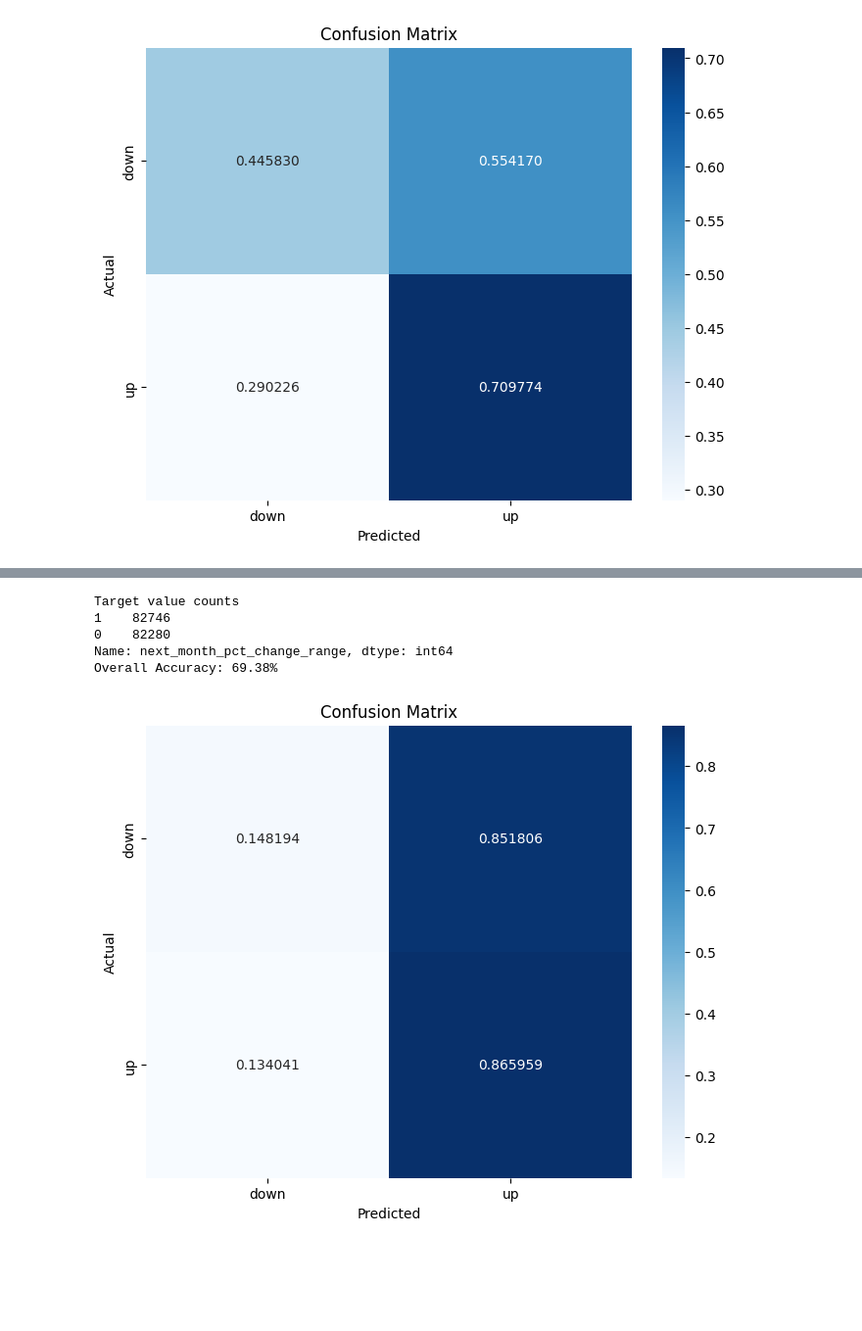
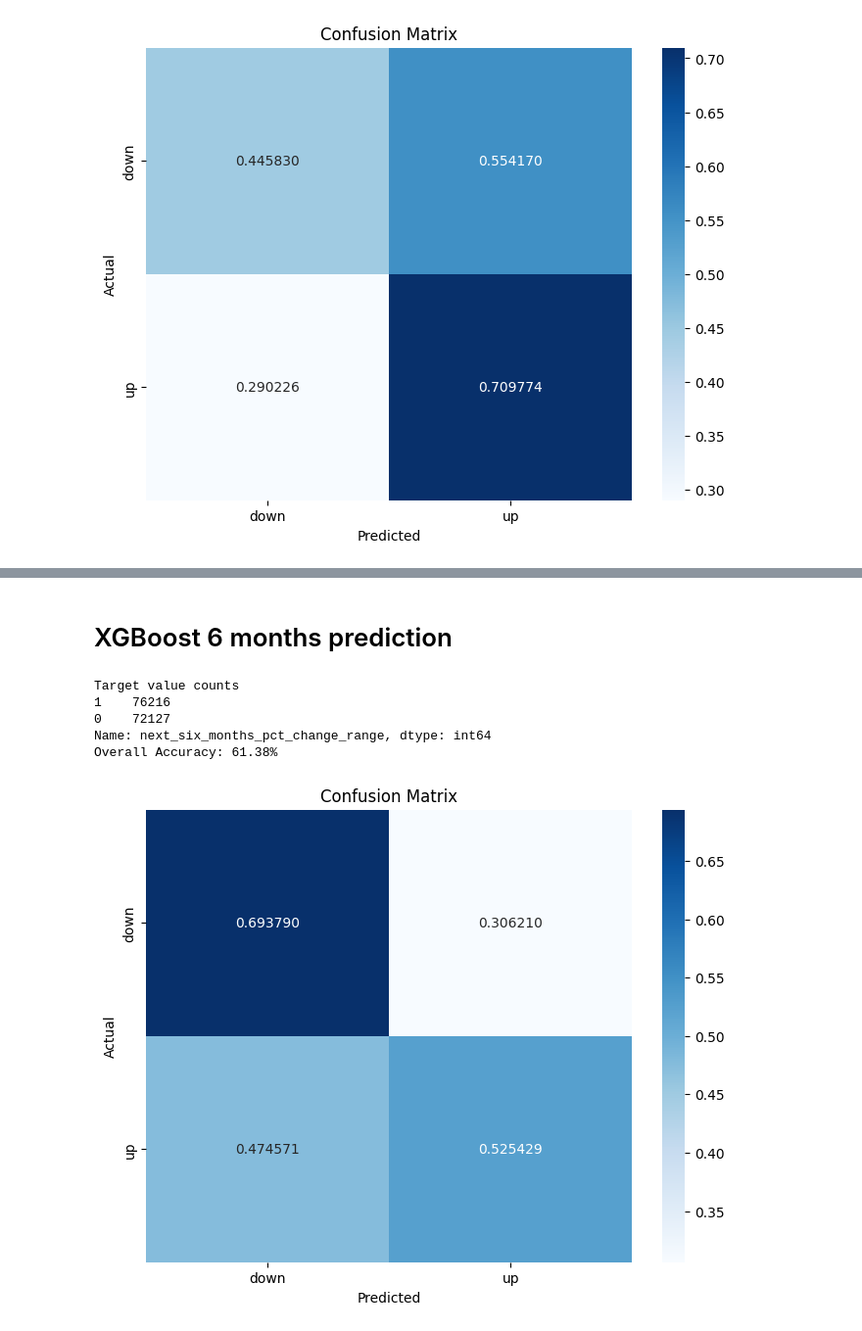
Before and after one commit to OrestisStefanou/InvestorAPI, a Jupyter notebook: analytics/machine_learning/price_prediction_with_fundamentals/notebooks/modelling_v6.ipynb, the cells around one changed output, grey strips where cells are left out. Shown at 98% size. Drawn from its saved outputs; the diff is of its cells as text; code cells hidden in the pictures; blank space fills up the shorter version.

Commit message:
Add high probabilities predictions performance

```diff
--- a/analytics/machine_learning/price_prediction_with_fundamentals/notebooks/modelling_v6.ipynb
+++ b/analytics/machine_learning/price_prediction_with_fundamentals/notebooks/modelling_v6.ipynb
@@ -103,3 +132,5 @@ Overall Accuracy: 53.85%
+# %% [markdown]
+# XGBoost 6 months prediction
 # %%
 
 import datetime as dt
@@ -118,12 +149,12 @@ from sklearn.compose import make_column_transformer
 from analytics.machine_learning.price_prediction_with_fundamentals import utils
 import pandas as pd
 
-db_conn = sqlite3.connect('/home/orestis/code/Orestis/InvestorAPI/app/database/ibd.db')
+db_conn = sqlite3.connect('/Users/orestis/MyProjects/InvestorAPI/app/database/ibd.db')
 
 query = '''
     SELECT *
     FROM price_prediction_dataset_v2
-    WHERE DATE(Date) <= date('now', '-1 months')
+    WHERE DATE(Date) <= date('now', '-6 months')
     ORDER BY DATE(Date)
 '''
 
@@ -135,24 +166,24 @@ bins = [-float('inf'), 0, float('inf')]
 labels = ['down', 'up']
 label_mapping = {0: 'down', 1: 'up'}
 
-dataset['next_month_pct_change_range'] = pd.cut(
-    dataset['price_pct_change_next_month'],
+dataset['next_six_months_pct_change_range'] = pd.cut(
+    dataset['price_pct_change_next_six_months'],
     bins=bins,
     labels=[0, 1],
     right=False
 )
 
 print("Target value counts")
-print(dataset['next_month_pct_change_range'].value_counts())
+print(dataset['next_six_months_pct_change_range'].value_counts())
 
 train_set, test_set = utils.split_data_to_train_and_test(
     df=dataset,
-    cutoff_date=dt.datetime(2023,11,1),
+    cutoff_date=dt.datetime(2023,5,1),
     cutoff_date_column_name='Date'
 )
 
-cols_to_drop = ['symbol', 'Date', 'price_pct_change_next_six_months', 'price_pct_change_next_three_months', 'price_pct_change_next_month', 'next_month_pct_change_range']
-target_col = 'next_month_pct_change_range'
+cols_to_drop = ['symbol', 'Date', 'price_pct_change_next_six_months', 'price_pct_change_next_three_months', 'price_pct_change_next_month', 'next_six_months_pct_change_range']
+target_col = 'next_six_months_pct_change_range'
 
 y_train = train_set[target_col]
 X_train = train_set.drop(cols_to_drop, axis=1)
@@ -163,38 +194,38 @@ X_test = test_set.drop(cols_to_drop, axis=1)
 # categorical_columns = ['sector', 'last_three_months_pct_change_range']
 column_transformer = make_column_transformer(
     (
         OneHotEncoder(), ['sector']
     ),
     remainder='passthrough'
 )
 
 xgb_classifier = make_pipeline(
     column_transformer,
     xgb.XGBClassifier()
 )
 
 xgb_classifier.fit(X_train, y_train)
 y_pred_xgb_classifier = xgb_classifier.predict(X_test)
 
 accuracy = accuracy_score(y_test, y_pred_xgb_classifier)
 print(f"Overall Accuracy: {accuracy:.2%}")
 
-y_test = [label_mapping[y] for y in y_test]
-y_pred = [label_mapping[y] for y in y_pred_xgb_classifier]
+y_test_labels = [label_mapping[y] for y in y_test]
+y_pred_labels = [label_mapping[y] for y in y_pred_xgb_classifier]
 # Plot the confusion matrix
-conf_matrix = confusion_matrix(y_test, y_pred, labels=labels, normalize='true')
+conf_matrix = confusion_matrix(y_test_labels, y_pred_labels, labels=labels, normalize='true')
 
 # Plot confusion matrix using seaborn
 plt.figure(figsize=(8, 6))
 sns.heatmap(conf_matrix, annot=True, fmt='f', cmap='Blues', xticklabels=labels, yticklabels=labels)
 plt.title('Confusion Matrix')
 plt.xlabel('Predicted')
 plt.ylabel('Actual')
 plt.show()
 # %% [output]
 Target value counts
-1    82746
-0    82280
-Name: next_month_pct_change_range, dtype: int64
-Overall Accuracy: 69.38%
+1    76216
+0    72127
+Name: next_six_months_pct_change_range, dtype: int64
+Overall Accuracy: 61.38%
-[figure, old version]
+[figure, new version]
```
Also changed, not shown: parts of 16 cells of this notebook, 1 other file.
